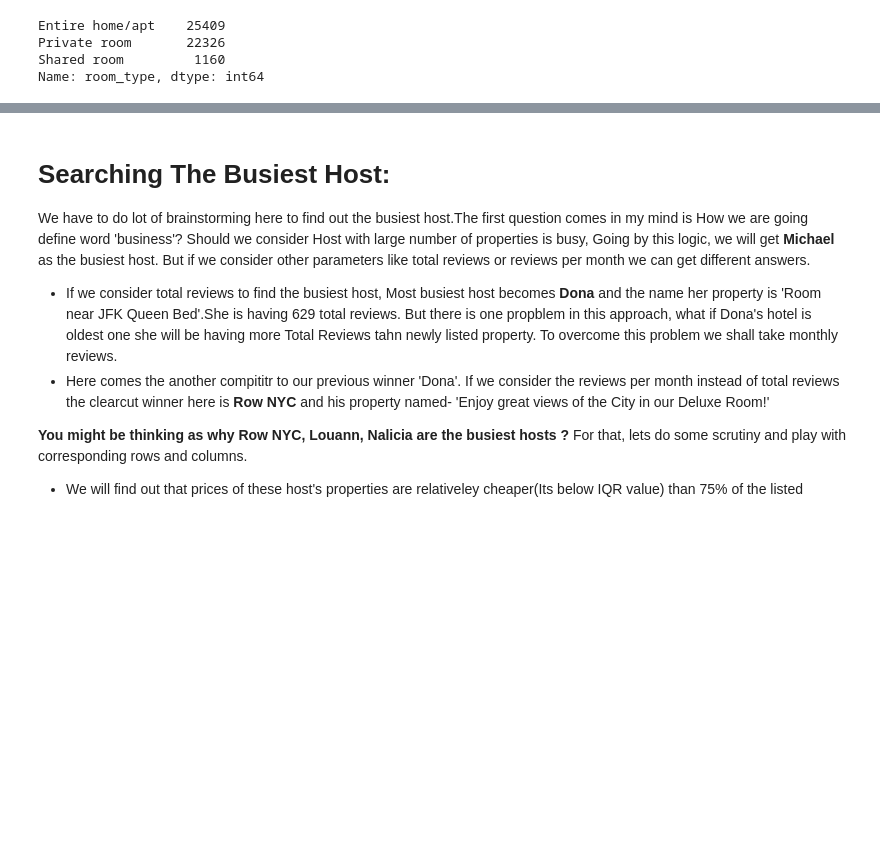
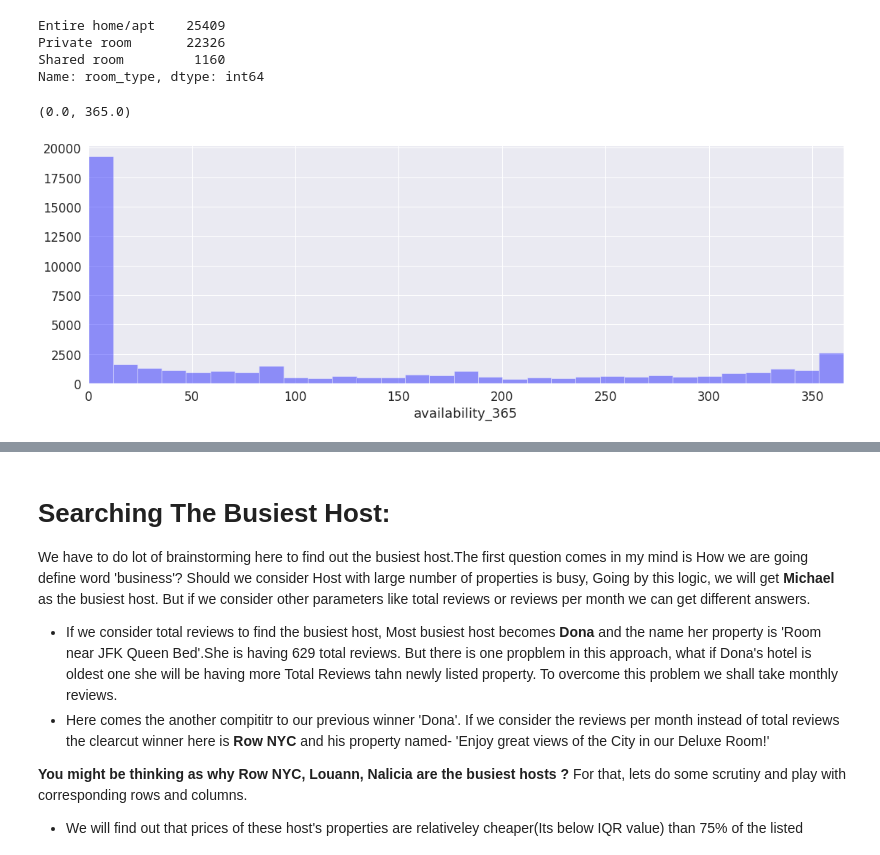
Before and after one commit to rajeshmore1/Capstone-Project-1, a Jupyter notebook: Rajesh_More_Copy_of_Team_4_Capstone_Project.ipynb, the cells around one changed output, grey strips where cells are left out. Cells and saved outputs as stored; diff of their text form; code cells hidden in the pictures; blank space fills up the shorter version.

```diff
--- a/Rajesh_More_Copy_of_Team_4_Capstone_Project.ipynb
+++ b/Rajesh_More_Copy_of_Team_4_Capstone_Project.ipynb
@@ -346,3 +346,12 @@ Name: room_type, dtype: int64
 # %%
 top_host1=df.host_id.value_counts().head(10)
 top_host1
+# %%
+#There are some outliers in availability_365 columns
+fig, axes = plt.subplots(1,1,figsize=(18.5, 6))
+sns.distplot(df['availability_365'], rug=False, kde=False, color="blue", ax=axes)
+axes.set_xlabel('availability_365')
+axes.set_xlim(0, 365)
+# %% [output]
+(0.0, 365.0)
+[figure, added]
```
Also changed, not shown: parts of 21 cells of this notebook.
